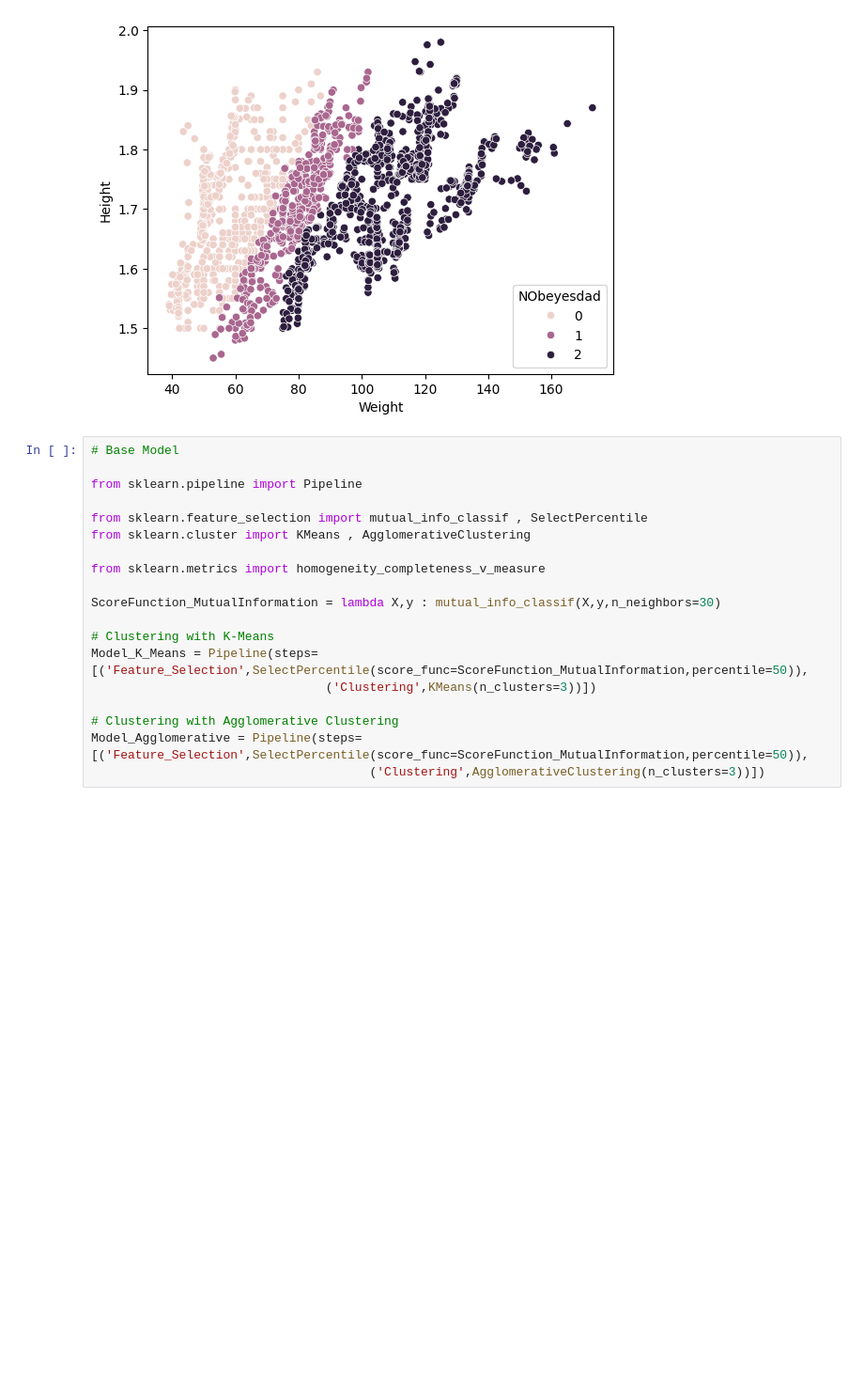
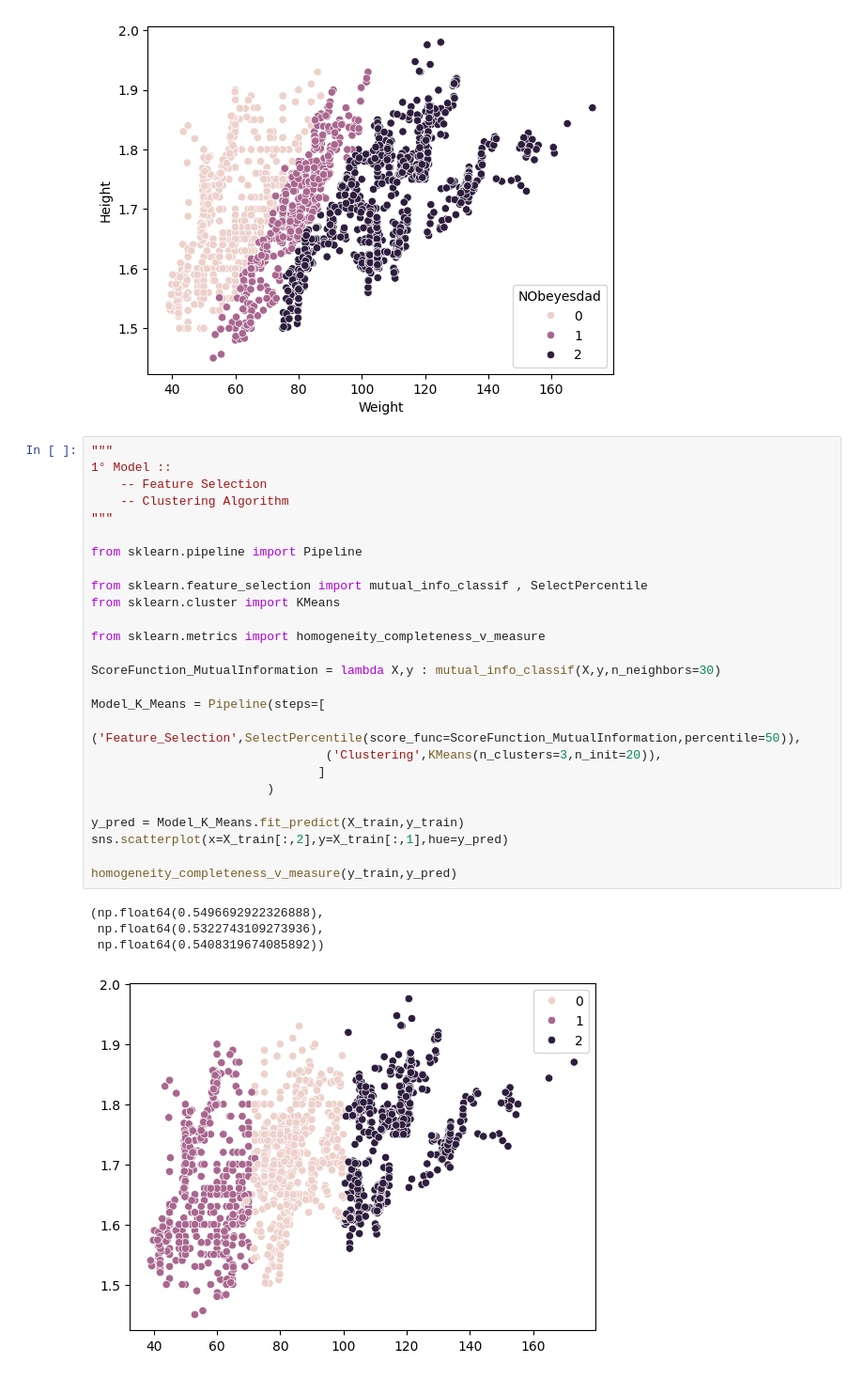
Before and after one commit to alexisuaguilaru/Obesity_Levels_Model, a Jupyter notebook: Model/Model.ipynb, the cells around one changed output. Shown at 94% size. Saved outputs shown, nothing was run; the diff lists cells and outputs as text; blank space fills up the shorter version.

```diff
--- a/Model/Model.ipynb
+++ b/Model/Model.ipynb
@@ -35,22 +33,34 @@ sns.scatterplot(ObesityDataset_Groups,x='Weight',y='Height',hue='NObeyesdad')
 <Axes: xlabel='Weight', ylabel='Height'>
 [figure]
 # %%
-# Base Model
+"""
+1° Model ::
+    -- Feature Selection
+    -- Clustering Algorithm
+"""
 
 from sklearn.pipeline import Pipeline
 
 from sklearn.feature_selection import mutual_info_classif , SelectPercentile
-from sklearn.cluster import KMeans , AgglomerativeClustering
+from sklearn.cluster import KMeans
 
 from sklearn.metrics import homogeneity_completeness_v_measure
 
 ScoreFunction_MutualInformation = lambda X,y : mutual_info_classif(X,y,n_neighbors=30)
 
-# Clustering with K-Means
-Model_K_Means = Pipeline(steps=[('Feature_Selection',SelectPercentile(score_func=ScoreFunction_MutualInformation,percentile=50)),
-                                ('Clustering',KMeans(n_clusters=3))])
+Model_K_Means = Pipeline(steps=[
+                                ('Feature_Selection',SelectPercentile(score_func=ScoreFunction_MutualInformation,percentile=50)),
+                                ('Clustering',KMeans(n_clusters=3,n_init=20)),
+                               ]
+                        )
 
-# Clustering with Agglomerative Clustering
-Model_Agglomerative = Pipeline(steps=[('Feature_Selection',SelectPercentile(score_func=ScoreFunction_MutualInformation,percentile=50)),
-                                      ('Clustering',AgglomerativeClustering(n_clusters=3))])
+y_pred = Model_K_Means.fit_predict(X_train,y_train)
+sns.scatterplot(x=X_train[:,2],y=X_train[:,1],hue=y_pred)
+
+homogeneity_completeness_v_measure(y_train,y_pred)
+# %% [output]
+(np.float64(0.5496692922326888),
+ np.float64(0.5322743109273936),
+ np.float64(0.5408319674085892))
+[figure, added]
 # %%
```
Also changed, not shown: parts of 2 cells of this notebook.
